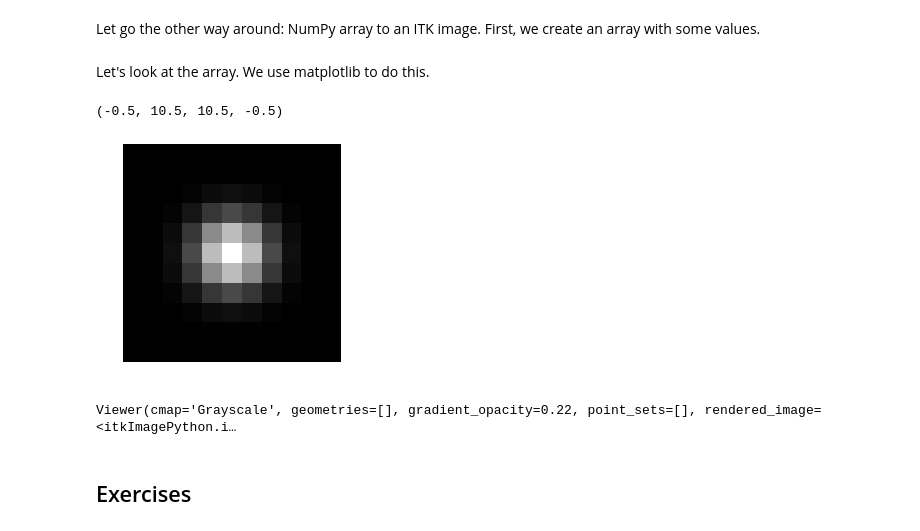
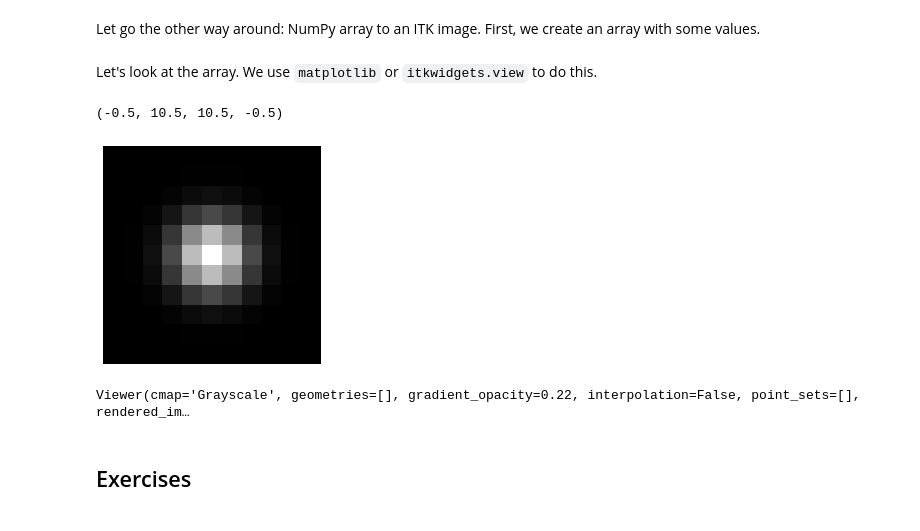
Before and after one commit to InsightSoftwareConsortium/ScientificImageAnalysisVisualizationAndArtificialIntelligenceCourse, a Jupyter notebook: 2_ITK_in_Python.ipynb, the cells around one changed output. Drawn from its saved outputs; the diff is of its cells as text; code cells hidden in the pictures.

Commit message:
ITK Python introduction

```diff
--- a/2_ITK_in_Python.ipynb
+++ b/2_ITK_in_Python.ipynb
@@ -34,12 +37,12 @@ print(arr[1,1])
 # %% [markdown]
 Let go the other way around: NumPy array to an ITK image. First, we create an array with some values.
 # %%
-def make_gaussian(size, fwhm = 3, center=None):
+def make_gaussian(size, fwhm=3, center=None):
     """ Make a square gaussian kernel.
 
     size is the length of a side of the square
     fwhm is full-width-half-maximum, which
-    can be thought of as an effective radius.
+    can be considered an effective radius.
     """
 
     x = np.arange(0, size, 1, np.float32)
@@ -54,21 +57,21 @@ def make_gaussian(size, fwhm = 3, center=None):
     return np.exp(-4*np.log(2) * ((x-x0)**2 + (y-y0)**2) / fwhm**2)
 
 
-arr = make_gaussian(11)
+array = make_gaussian(11)
 # %% [markdown]
-Let's look at the array. We use matplotlib to do this.
+Let's look at the array. We use `matplotlib` or `itkwidgets.view` to do this.
 # %%
 plt.gray()
-plt.imshow(arr)
+plt.imshow(array)
 plt.axis('off')
 # %% [output]
 (-0.5, 10.5, 10.5, -0.5)
-[figure, old version]
+[figure, new version]
 # %%
-im = itk.image_view_from_array(arr)
-view(im,cmap='Grayscale')
+image = itk.image_view_from_array(array)
+view(image, cmap='Grayscale', interpolation=False)
 # %% [output]
-Viewer(cmap='Grayscale', geometries=[], gradient_opacity=0.22, point_sets=[], rendered_image=<itkImagePython.i…
+Viewer(cmap='Grayscale', geometries=[], gradient_opacity=0.22, interpolation=False, point_sets=[], rendered_im…
 # %% [markdown]
 ## Exercises
 # %% [markdown]
```
Also changed, not shown: parts of 6 cells of this notebook, 5 other files.
